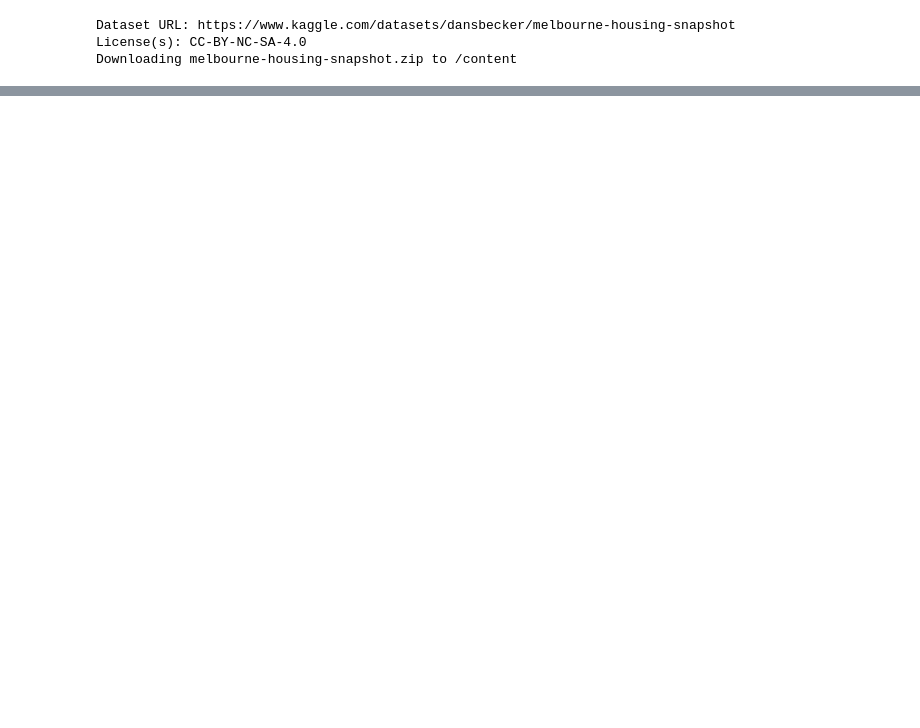
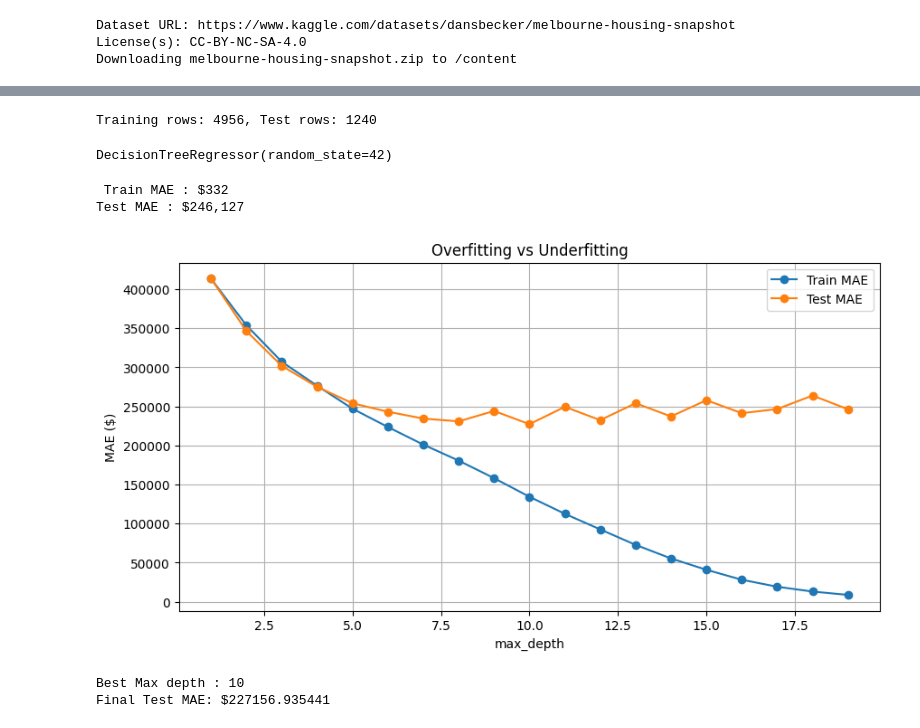
Before and after one commit to SriVallipuram/Arduino-WavGat-Drivers, a Jupyter notebook: python.ipynb, the cells around one changed output, grey strips where cells are left out. Drawn from its saved outputs; the diff is of its cells as text; code cells hidden in the pictures; blank space fills up the shorter version.

```diff
--- a/python.ipynb
+++ b/python.ipynb
@@ -41,0 +42,72 @@ dtype: int64
+# %%
+# Target = what you are predicting
+target = df['Price']
+
+# Features = inputs the model learns from
+# Start simple - numeric columns only
+features = ['Rooms','Bathroom','Landsize','BuildingArea','YearBuilt','Lattitude','Longtitude']
+X = df[features]
+y = y[X.index] # keep y aligned to X
+# %%
+X_train,X_test,y_train, y_test = train_test_split(X,y,test_size=0.2,random_state=42)
+print(f"Training rows: {len(X_train)}, Test rows: {len(X_test)}")
+# %% [output]
+Training rows: 4956, Test rows: 1240
+# %%
+# create a model object
+model = DecisionTreeRegressor(random_state=42)
+#.fit() = "learn from this data"
+model.fit(X_train,y_train)
+# %% [output]
+DecisionTreeRegressor(random_state=42)
+# %%
+#MAE on training set
+train_prediction = model.predict(X_train)
+train_mae = mean_absolute_error(y_train,train_prediction)
+
+#MAE on test set
+test_prediction = model.predict(X_test)
+test_mae = mean_absolute_error(y_test,test_prediction)
+
+print(f" Train MAE : ${train_mae:,.0f}")
+print(f"Test MAE : ${test_mae:,.0f}")
+# %% [output]
+ Train MAE : $332
+Test MAE : $246,127
+# %%
+# Detect overfitting/Underfitting
+train_maes = []
+test_maes = []
+depths = range(1,20)
+
+for depth in depths:
+  m = DecisionTreeRegressor(max_depth = depth,random_state=42)
+  m.fit(X_train,y_train)
+  train_maes.append(mean_absolute_error(y_train,m.predict(X_train)))
+  test_maes.append(mean_absolute_error(y_test,m.predict(X_test)))
+
+plt.figure(figsize=(10,5))
+plt.plot(depths,train_maes,label = 'Train MAE', marker = 'o')
+plt.plot(depths,test_maes, label = 'Test MAE',marker = 'o')
+plt.xlabel ('max_depth')
+plt.ylabel ('MAE ($)')
+plt.title("Overfitting vs Underfitting")
+plt.legend()
+plt.grid(True)
+plt.show()
+# %% [output]
+[figure, added]
+# %%
+# Find the best depth with lowest test MAE
+best_depth = depths[test_maes.index(min(test_maes))]
+print(f"Best Max depth : {best_depth}")
+
+# Train final model with that depth
+final_model = DecisionTreeRegressor(max_depth = best_depth,random_state=42)
+
+final_model.fit(X_train,y_train)
+final_mae = mean_absolute_error(y_test,final_model.predict(X_test))
+print(f"Final Test MAE: ${final_mae:,>0f}")
+# %% [output]
+Best Max depth : 10
+Final Test MAE: $227156.935441
```
Also changed, not shown: parts of 1 cell of this notebook.
